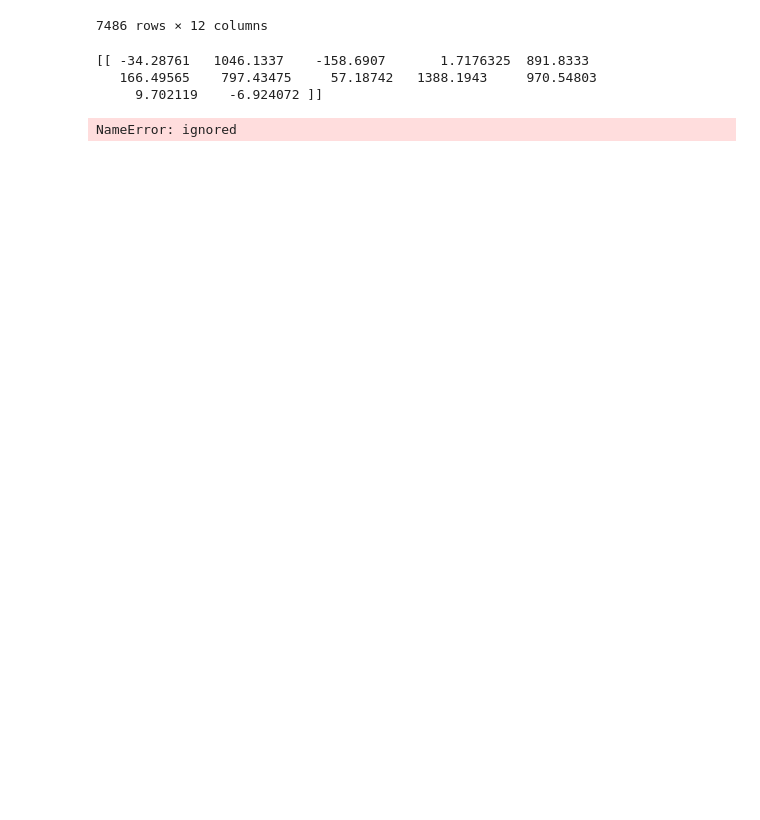
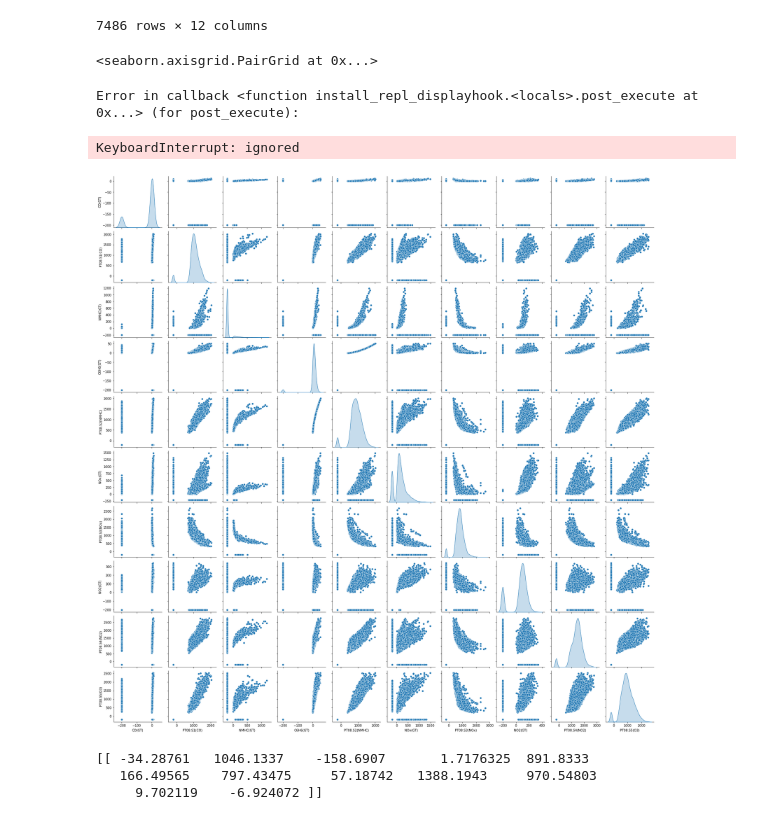
Before and after one commit to shreyanshML100/ML-CHE, a Jupyter notebook: main.ipynb, the cells around one changed output. Cells and saved outputs as stored; diff of their text form; code cells hidden in the pictures; blank space fills up the shorter version.

```diff
--- a/main.ipynb
+++ b/main.ipynb
@@ -112,6 +112,13 @@ train_features
 | 7964 | 1.1 | 903.25 | -200 | 3.733355 | 695.75 | 179.5 | 931.50 | 128.5 | 850.00 | ... |
 | 6344 | 1.2 | 1013.75 | -200 | 4.481885 | 736.75 | 124.0 | 1509.00 | 75.0 | 1287.75 | ... |
 7486 rows × 12 columns
+# %%
+sns.pairplot(train_dataset[['CO(GT)', 'PT08.S1(CO)',	'NMHC(GT)',	'C6H6(GT)'	,'PT08.S2(NMHC)'	,'NOx(GT)',	'PT08.S3(NOx)',	'NO2(GT)'	,'PT08.S4(NO2)'	,'PT08.S5(O3)']], diag_kind='kde')
+# %% [output]
+<seaborn.axisgrid.PairGrid at 0x...>
+Error in callback <function install_repl_displayhook.<locals>.post_execute at 0x...> (for post_execute):
+KeyboardInterrupt: ignored
+[figure, added]
 # %%
 normalizer = tf.keras.layers.Normalization(axis=-1)
 # %%
@@ -128,10 +135,8 @@ print(normalizer.mean.numpy())
 
 linear_model = tf.keras.Sequential([
     normalizer,
-    layers.Dense(units=1)
+    layers.Dense(units=10)
 ])
-# %% [output]
-NameError: ignored
 # %%
 linear_model.predict(train_features[:10])
 # %% [output]
```
Also changed, not shown: parts of 5 cells of this notebook.
